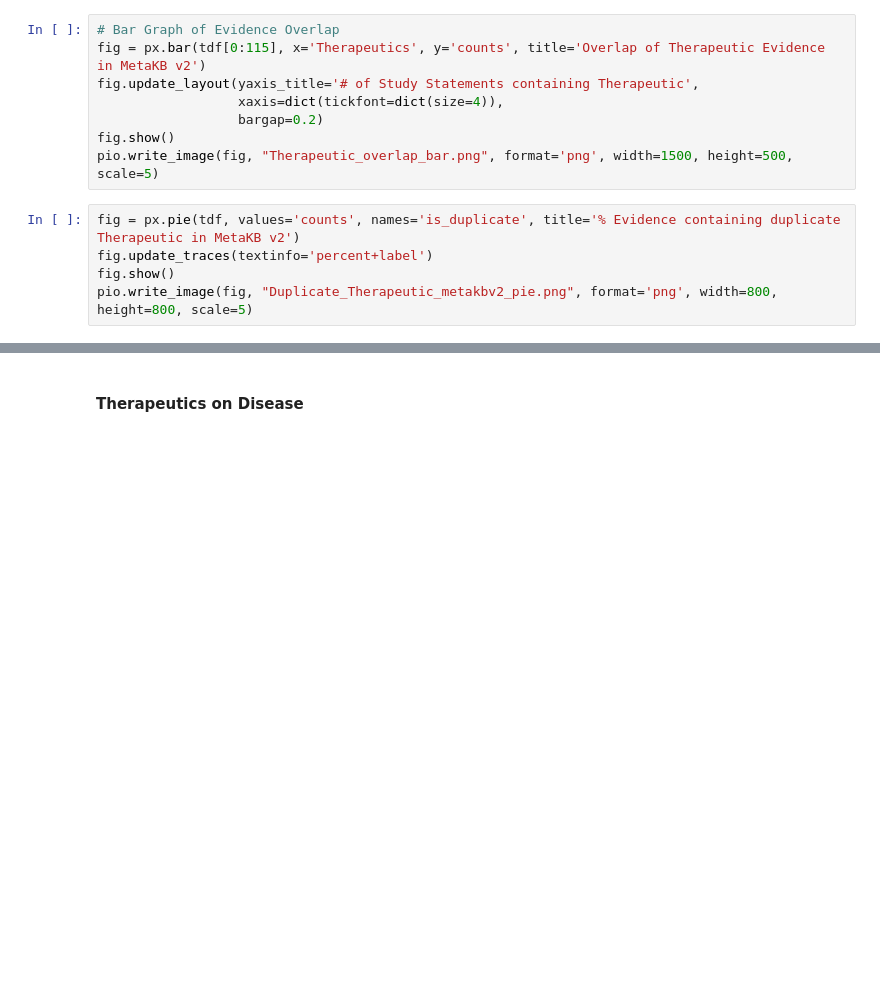
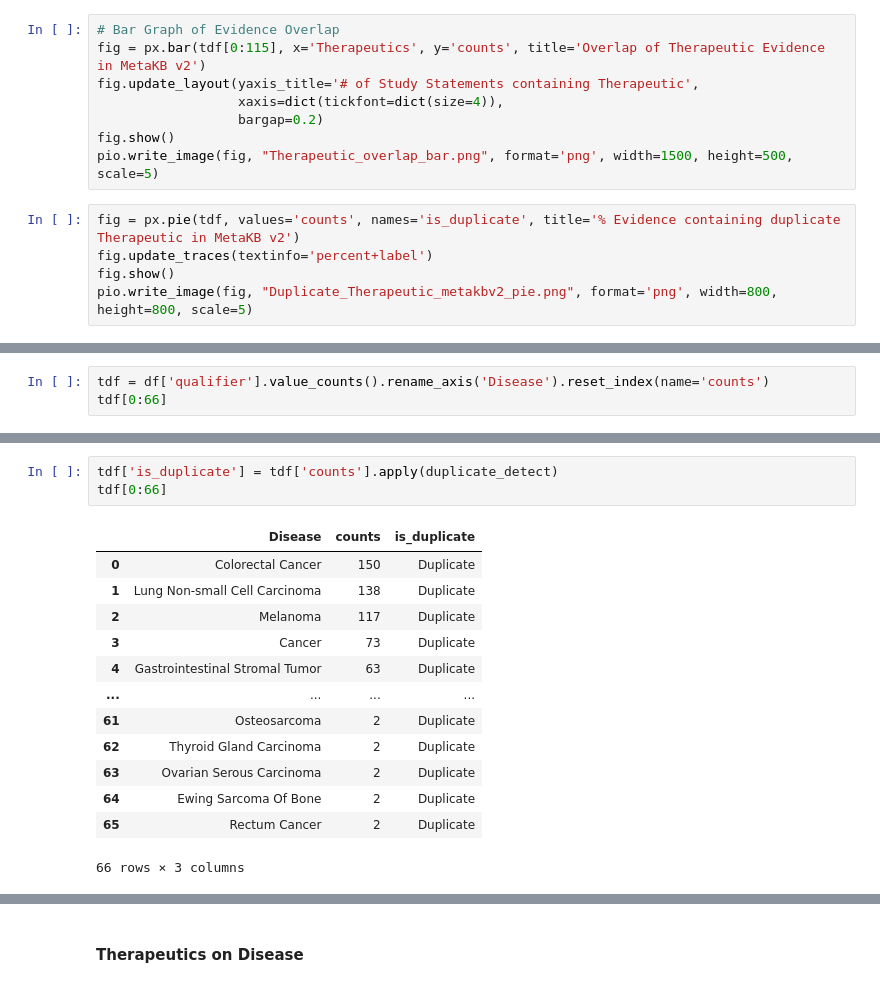
Before and after one commit to cancervariants/metakb, a Jupyter notebook: notebooks/statements.ipynb, the cells around one changed output, grey strips where cells are left out. Saved outputs shown, nothing was run; the diff lists cells and outputs as text; blank space fills up the shorter version.

Commit message:
add diseases singleton and all singletons uniqueness

```diff
--- a/notebooks/statements.ipynb
+++ b/notebooks/statements.ipynb
@@ -485,0 +504,3 @@ pio.write_image(fig, "Duplicate_Therapeutic_metakbv2_pie.png", format='png', wid
+# %%
+tdf = df['qualifier'].value_counts().rename_axis('Disease').reset_index(name='counts')
+tdf[0:66]
@@ -485,0 +521,17 @@ pio.write_image(fig, "Duplicate_Therapeutic_metakbv2_pie.png", format='png', wid
+# %%
+tdf['is_duplicate'] = tdf['counts'].apply(duplicate_detect)
+tdf[0:66]
+# %% [output]
+|  | Disease | counts | is_duplicate |
+| 0 | Colorectal Cancer | 150 | Duplicate |
+| 1 | Lung Non-small Cell Carcinoma | 138 | Duplicate |
+| 2 | Melanoma | 117 | Duplicate |
+| 3 | Cancer | 73 | Duplicate |
+| 4 | Gastrointestinal Stromal Tumor | 63 | Duplicate |
+| ... | ... | ... | ... |
+| 61 | Osteosarcoma | 2 | Duplicate |
+| 62 | Thyroid Gland Carcinoma | 2 | Duplicate |
+| 63 | Ovarian Serous Carcinoma | 2 | Duplicate |
+| 64 | Ewing Sarcoma Of Bone | 2 | Duplicate |
+| 65 | Rectum Cancer | 2 | Duplicate |
+66 rows × 3 columns
```
Also changed, not shown: parts of 12 cells of this notebook, 3 other files.
